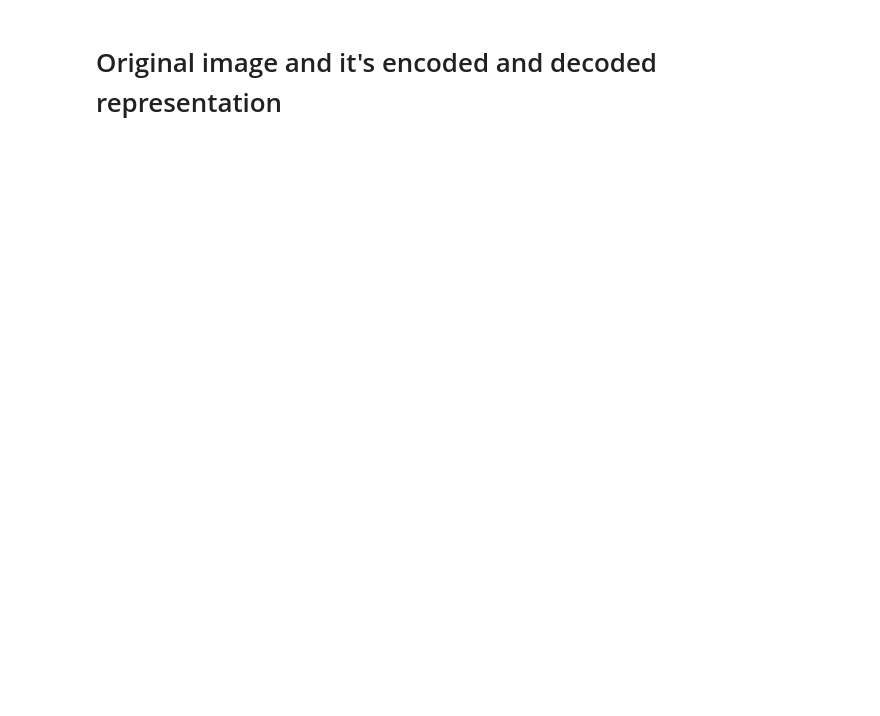
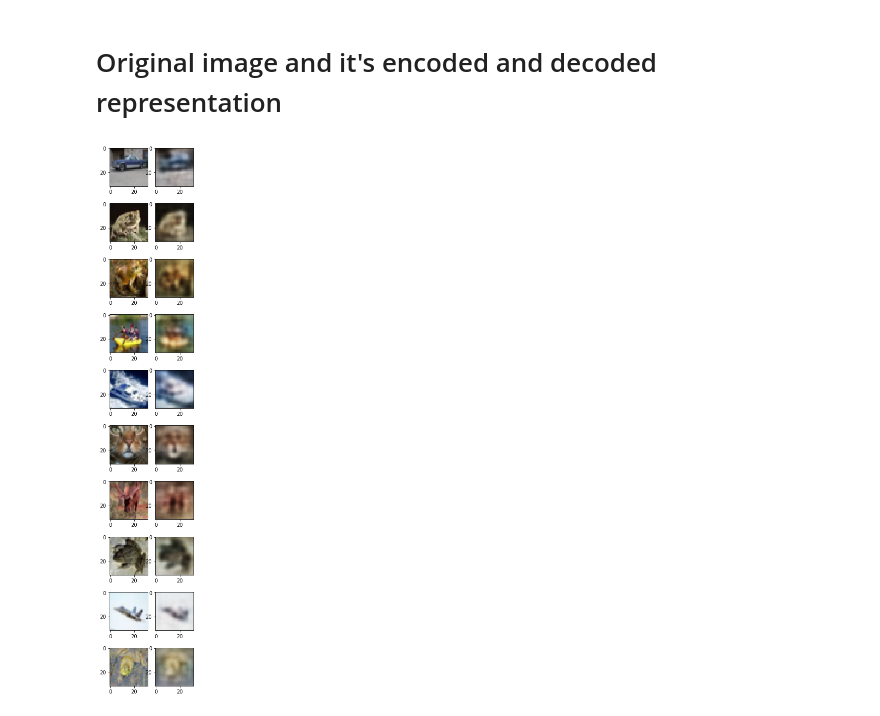
Before and after one commit to emaniac/autoencoder, a Jupyter notebook: src/develop.ipynb, the cells around one changed output. Cells and saved outputs as stored; diff of their text form; code cells hidden in the pictures; blank space fills up the shorter version.

```diff
--- a/src/develop.ipynb
+++ b/src/develop.ipynb
@@ -53,10 +101,13 @@ for i in range(N):
 # %% [markdown]
 # Original image and it's encoded and decoded representation
 # %%
-res = m.predict(data_train)
+x = x_valid
+res = m.predict(x)
 plt.figure(figsize=(3, 20))
 for idx in range(10):
     plt.subplot(10, 2, 2 * idx + 1)
-    plt.imshow(v2i(data_train[idx]))
+    plt.imshow(x[idx])
     plt.subplot(10, 2, 2 * idx + 2)
-    plt.imshow(v2i(res)[idx])
+    plt.imshow(res[idx])
+# %% [output]
+[figure, added]
```
Also changed, not shown: parts of 6 cells of this notebook, 1 other file.
